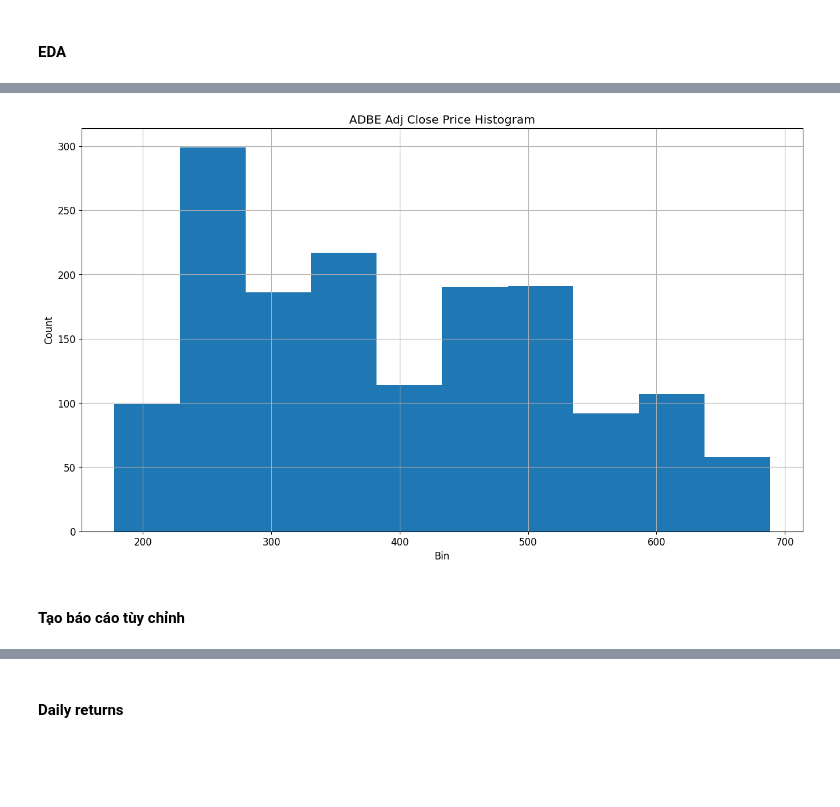
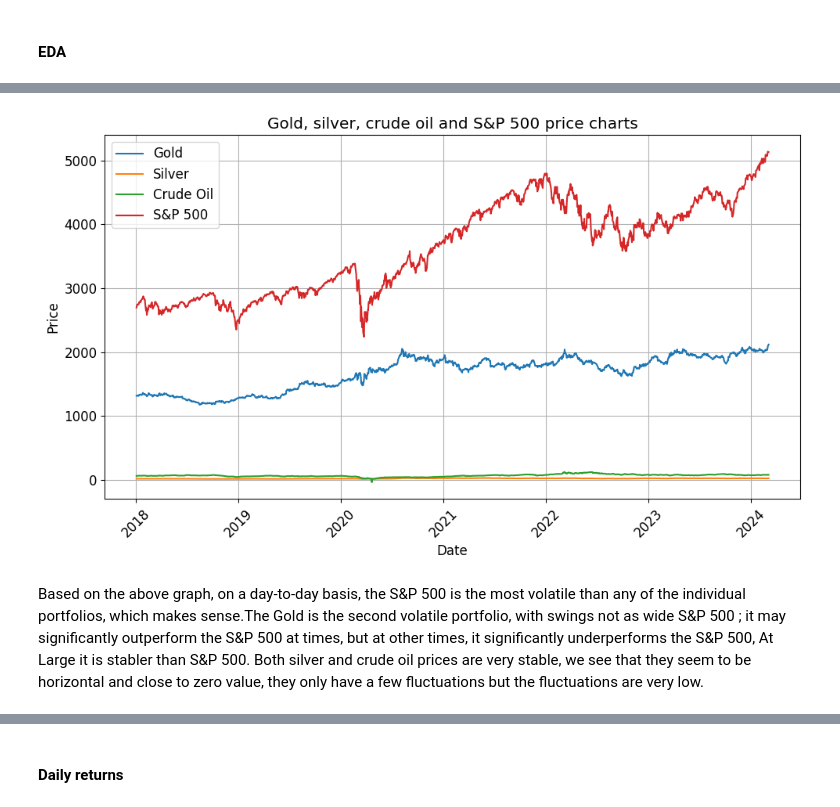
Before and after one commit to minhhieu50050/Investment-With-python, a Jupyter notebook: InvestmentPythonManagement.ipynb, the cells around one changed output, grey strips where cells are left out. Saved outputs shown, nothing was run; the diff lists cells and outputs as text; code cells hidden in the pictures; blank space fills up the shorter version.

```diff
--- a/InvestmentPythonManagement.ipynb
+++ b/InvestmentPythonManagement.ipynb
@@ -312,11 +327,0 @@ plt.show()
-# %%
-# histogram
-plt.hist(act_adj_close_df[rand_ticker])
-plt.xlabel('Bin')
-plt.ylabel('Count')
-plt.title(f'{rand_ticker} Adj Close Price Histogram')
-plt.show()
-# %% [output]
-[figure, removed]
-# %% [markdown]
-#### Tạo báo cáo tùy chỉnh
@@ -343,0 +328,17 @@ def create_financial_statement(df):
+# %%
+plt.figure(figsize=(10, 6))
+for column in close.columns:
+    plt.plot(close.index, close[column], label=column)
+
+plt.title('Gold, silver, crude oil and S&P 500 price charts')
+plt.xlabel('Date')
+plt.ylabel('Price')
+plt.legend()
+plt.grid(True)
+plt.xticks(rotation=45)
+plt.tight_layout()
+plt.show()
+# %% [output]
+[figure, added]
+# %% [markdown]
+Based on the above graph, on a day-to-day basis, the S&P 500  is the most volatile than any of the individual portfolios, which makes sense.The Gold is the second volatile portfolio, with swings not as wide S&P 500 ; it may significantly outperform the S&P 500 at times, but at other times, it significantly underperforms the S&P 500, At Large it is stabler than S&P 500. Both silver and crude oil prices are very stable, we see that they seem to be horizontal and close to zero value, they only have a few fluctuations but the fluctuations are very low.
```
Also changed, not shown: parts of 72 cells of this notebook.
